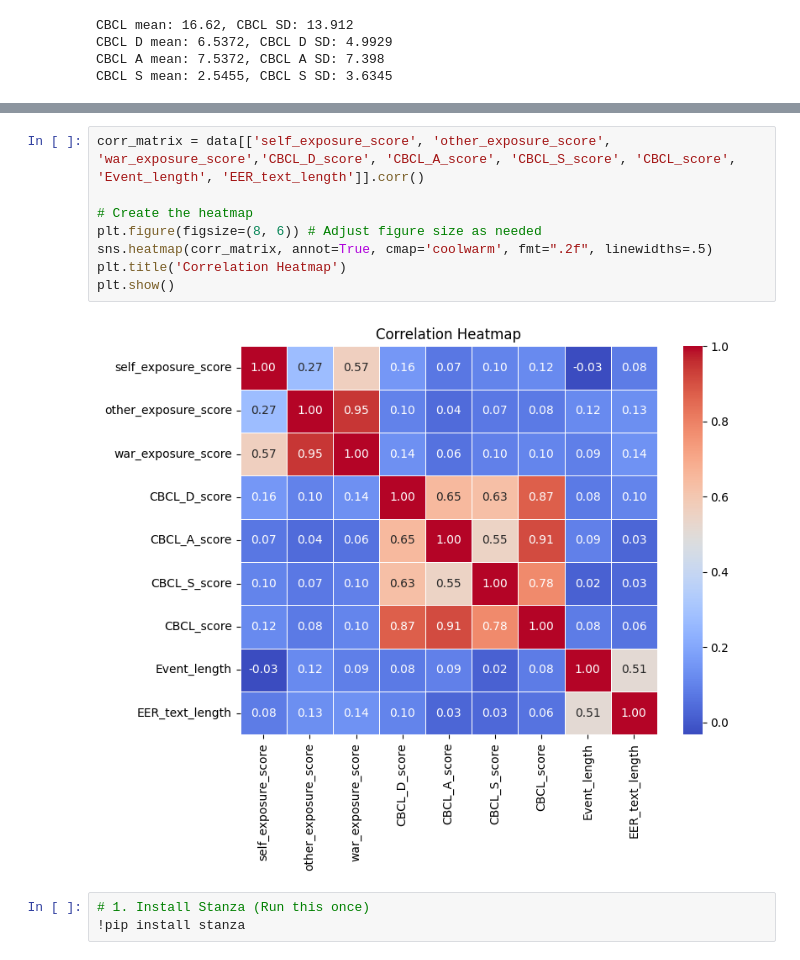
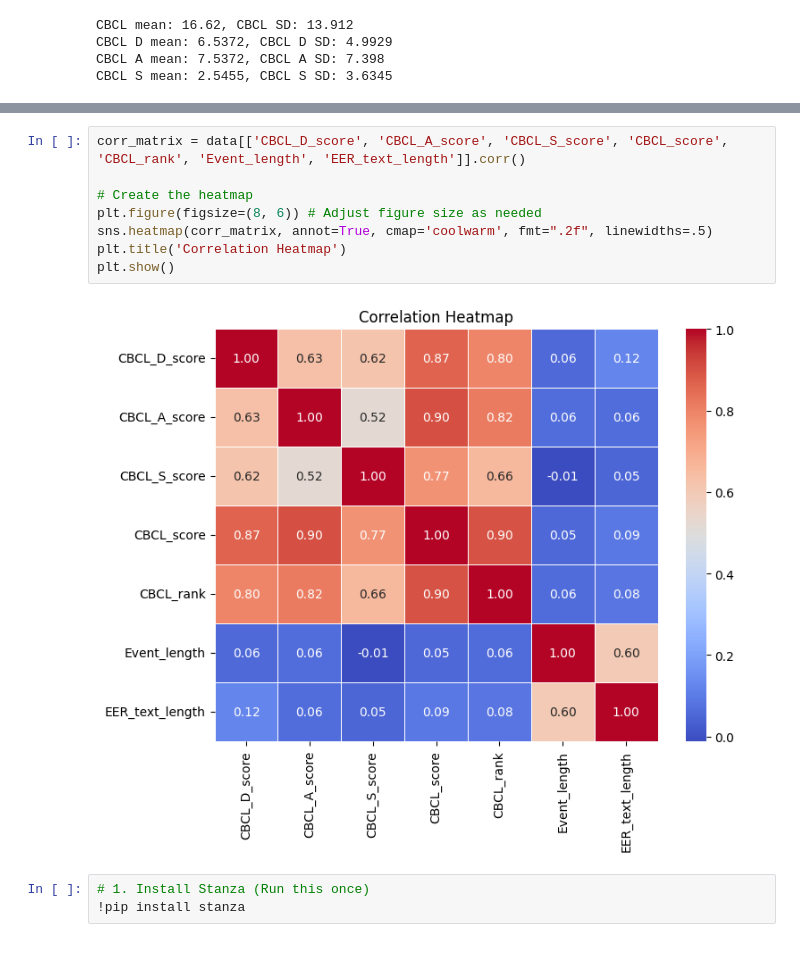
Before and after one commit to OfriA/AppliedProject52056, a Jupyter notebook: data/DataExploration.ipynb, the cells around one changed output, grey strips where cells are left out. Drawn from its saved outputs; the diff is of its cells as text.

```diff
--- a/data/DataExploration.ipynb
+++ b/data/DataExploration.ipynb
@@ -177,13 +177,13 @@ sns.pairplot(data[['self_exposure_score', 'other_exposure_score', 'war_exposure_
 # %%
-corr_matrix = data[['self_exposure_score', 'other_exposure_score', 'war_exposure_score','CBCL_D_score', 'CBCL_A_score', 'CBCL_S_score', 'CBCL_score', 'Event_length', 'EER_text_length']].corr()
+corr_matrix = data[['CBCL_D_score', 'CBCL_A_score', 'CBCL_S_score', 'CBCL_score', 'CBCL_rank', 'Event_length', 'EER_text_length']].corr()
 
 # Create the heatmap
 plt.figure(figsize=(8, 6)) # Adjust figure size as needed
 sns.heatmap(corr_matrix, annot=True, cmap='coolwarm', fmt=".2f", linewidths=.5)
 plt.title('Correlation Heatmap')
 plt.show()
 # %% [output]
-[figure, old version]
+[figure, new version]
 # %%
 # 1. Install Stanza (Run this once)
 !pip install stanza
```
Also changed, not shown: parts of 13 cells of this notebook.
